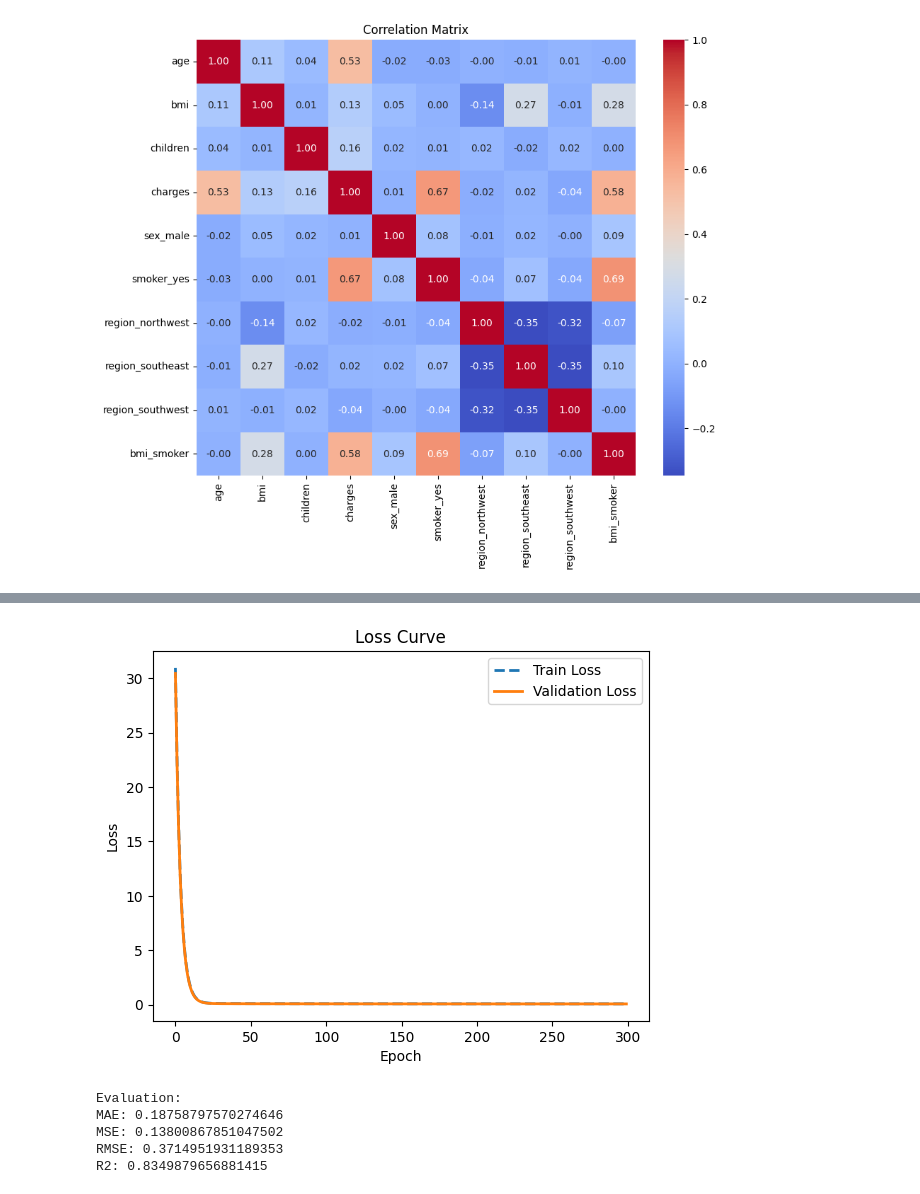
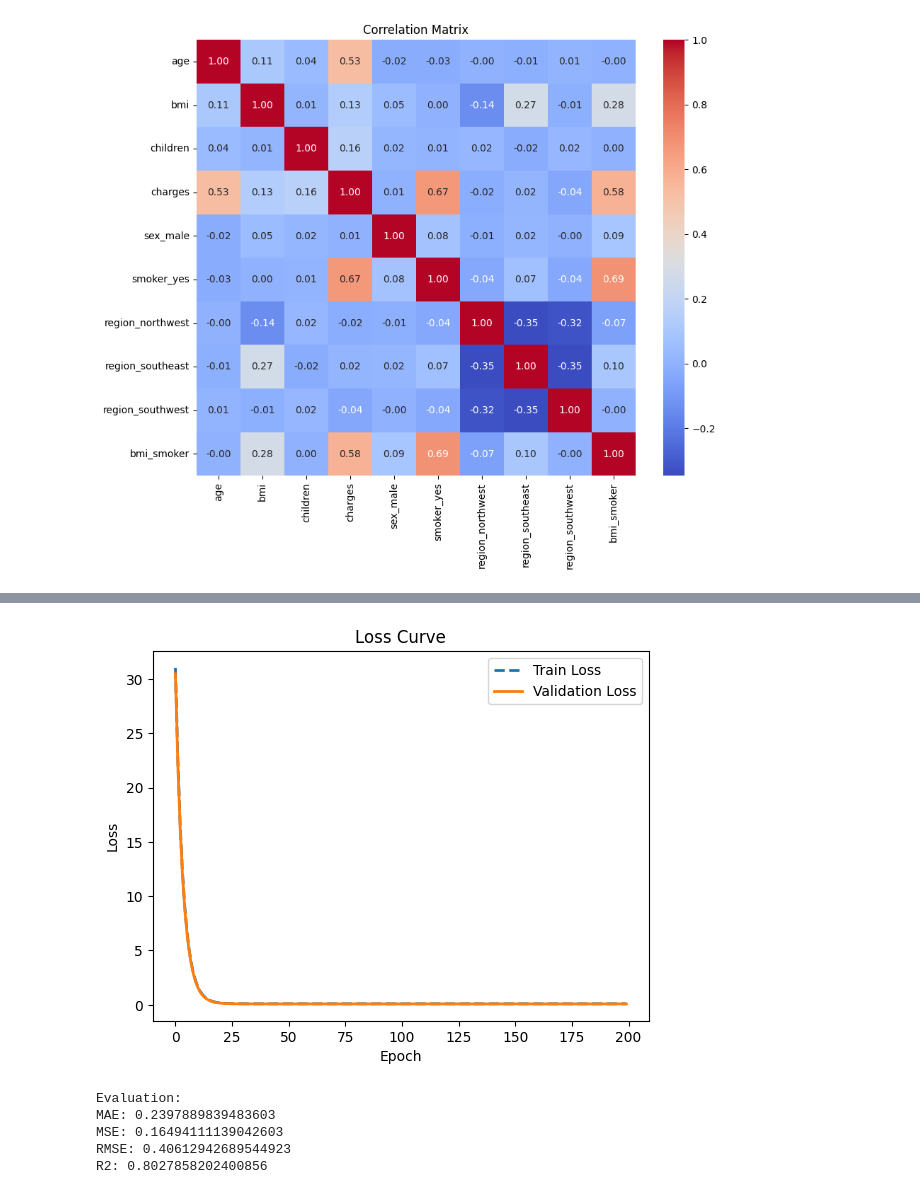
Before and after one commit to thuynguyenhuit/hocsau, a Jupyter notebook: Phan_tich_hoi_quy_tuyen_tinh_Insurance.ipynb, the cells around one changed output, grey strips where cells are left out. Saved outputs shown, nothing was run; the diff lists cells and outputs as text; code cells hidden in the pictures.

```diff
--- a/Phan_tich_hoi_quy_tuyen_tinh_Insurance.ipynb
+++ b/Phan_tich_hoi_quy_tuyen_tinh_Insurance.ipynb
@@ -194,7 +194,7 @@ X_test = np.c_[np.ones(X_test.shape[0]), X_test]
 # 5. Hyper-parameters
 # ======================
 learning_rate = 0.005
-epochs = 300
+epochs = 200
 batch_size = 32
 
 # ======================
@@ -284,9 +282,9 @@ Epoch 250 | Train Loss: 0.0747 | Val Loss: 0.0691
-[figure, old version]
+[figure, new version]
 Evaluation:
-MAE: 0.18758797570274646
-MSE: 0.13800867851047502
-RMSE: 0.3714951931189353
-R2: 0.8349879656881415
+MAE: 0.2397889839483603
+MSE: 0.16494111139042603
+RMSE: 0.40612942689544923
+R2: 0.8027858202400856
 # %%
 #Biểu đồ phần dư sau cải tiến
 residuals = y_test - y_pred
```
Also changed, not shown: parts of 3 cells of this notebook.
